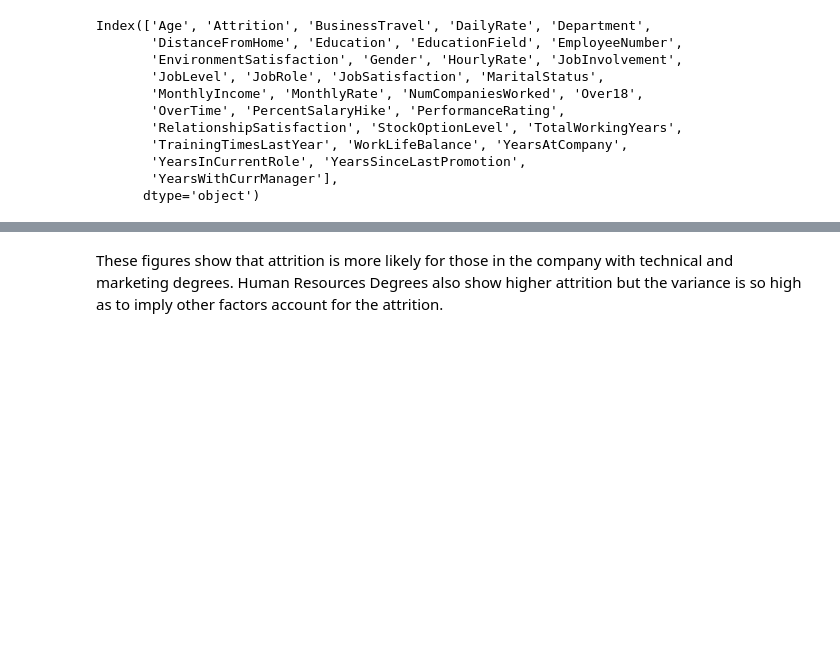
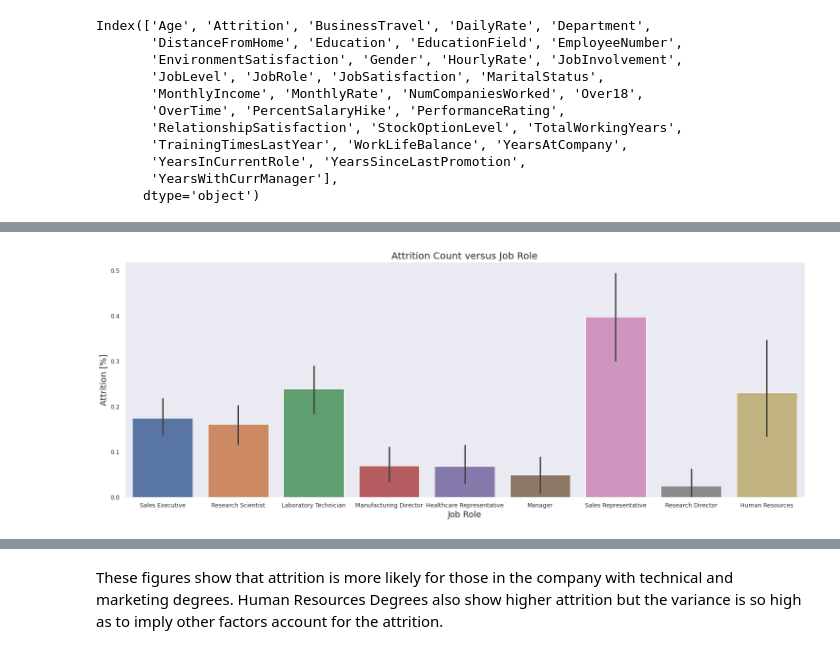
Before and after one commit to khixson1/Employee-Attrition, a Jupyter notebook: Employee_Attrition.ipynb, the cells around one changed output, grey strips where cells are left out. Saved outputs shown, nothing was run; the diff lists cells and outputs as text; code cells hidden in the pictures; blank space fills up the shorter version.

```diff
--- a/Employee_Attrition.ipynb
+++ b/Employee_Attrition.ipynb
@@ -1246,0 +1249,22 @@ ax.set_xlabel("Technical Degree", fontsize=16);
+# %%
+#Create a barplot showing Attrition versus Job Role
+
+# set figure attributes
+from mpl_toolkits.axes_grid1 import host_subplot
+from matplotlib.pyplot import figure
+sns.set_style("dark") #set style in seaborn
+
+# set figure size and resolution)
+figure(figsize= (23,8), dpi = 80);
+
+# create figure
+ax = sns.barplot(data = my_df, x=my_df['JobRole'], y=my_df2['Attrition']);
+
+
+# set x and y labels and font size
+ax.set_title("Attrition Count versus Job Role", fontsize=18);
+ax.set_ylabel("Attrition [%]", fontsize=16);
+ax.set_xlabel("Job Role", fontsize=16);
+#ax.set_xticklabels(["No", "Yes"]);
+# %% [output]
+[figure, added]
```
Also changed, not shown: parts of 7 cells of this notebook.
